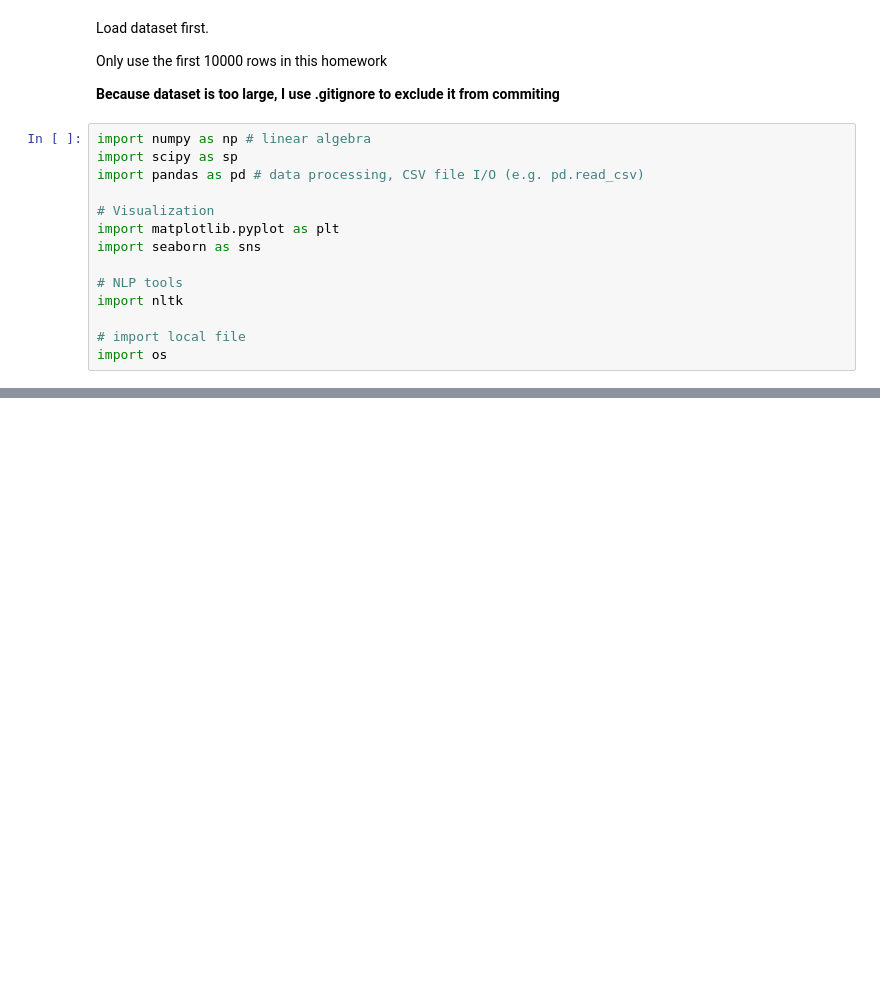
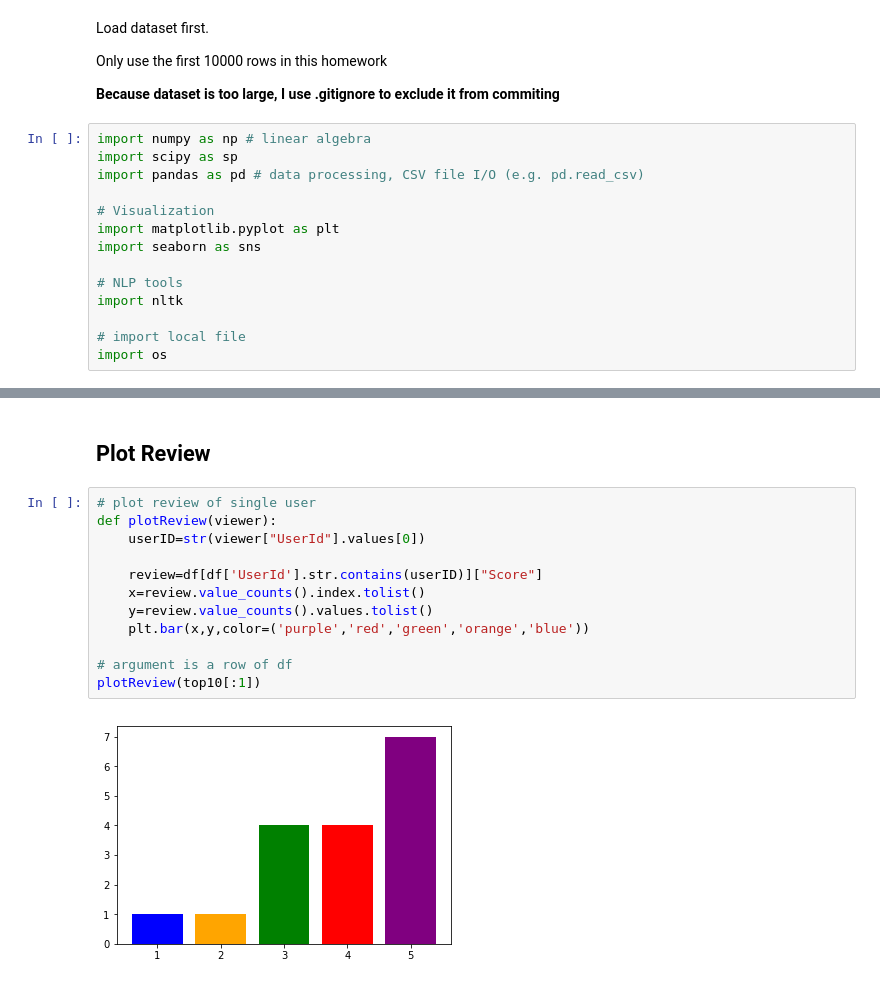
Before and after one commit to Darkborderman/FDA_homeworks, a Jupyter notebook: homework1/Main.ipynb, the cells around one changed output, grey strips where cells are left out. Cells and saved outputs as stored; diff of their text form; blank space fills up the shorter version.

```diff
--- a/homework1/Main.ipynb
+++ b/homework1/Main.ipynb
@@ -94,0 +106,16 @@ len(pd_data.loc[mask].index)
+# %% [markdown]
+## Plot Review
+# %%
+# plot review of single user
+def plotReview(viewer):
+    userID=str(viewer["UserId"].values[0])
+
+    review=df[df['UserId'].str.contains(userID)]["Score"]
+    x=review.value_counts().index.tolist()
+    y=review.value_counts().values.tolist()
+    plt.bar(x,y,color=('purple','red','green','orange','blue'))
+
+# argument is a row of df
+plotReview(top10[:1])
+# %% [output]
+[figure, added]
```
Also changed, not shown: parts of 12 cells of this notebook.
